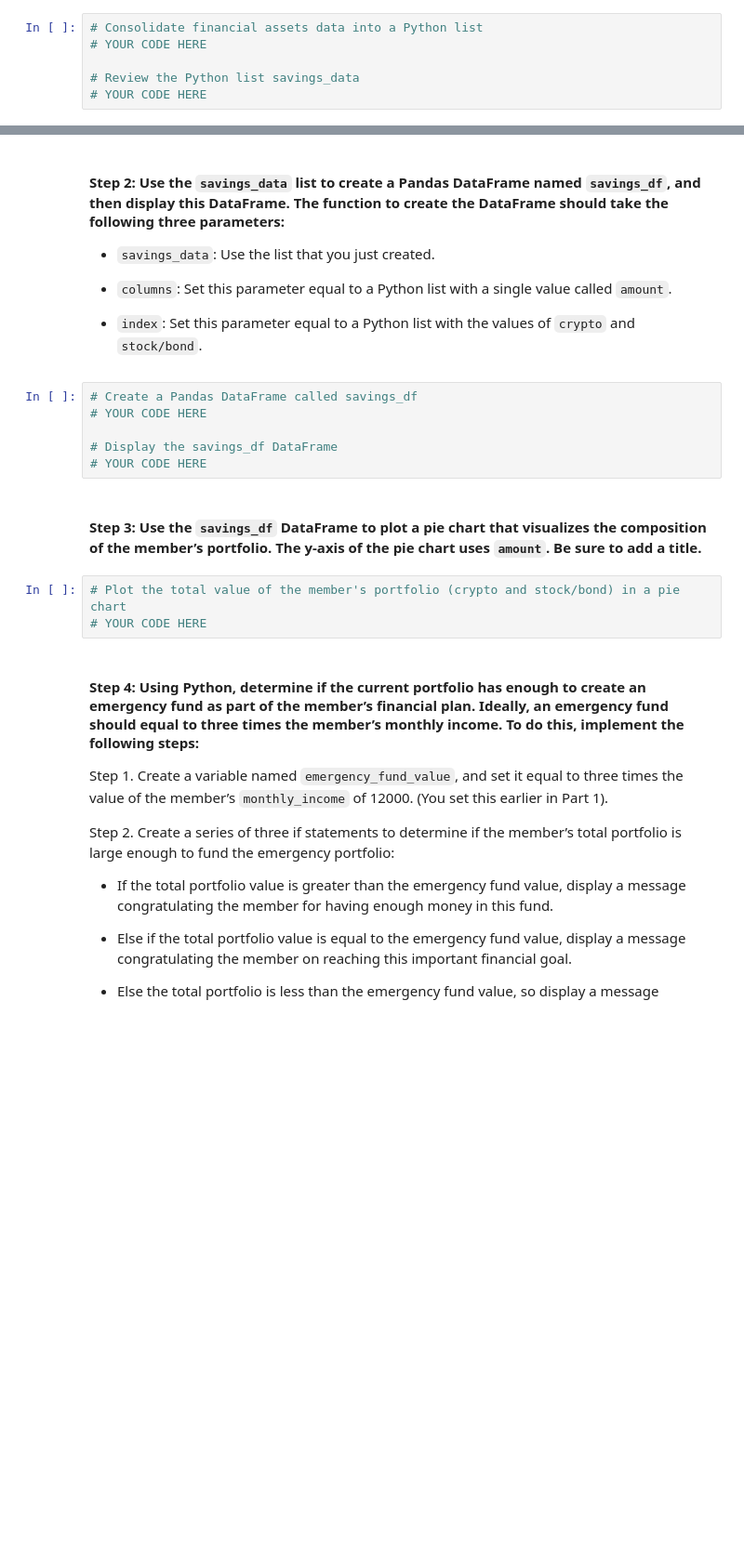
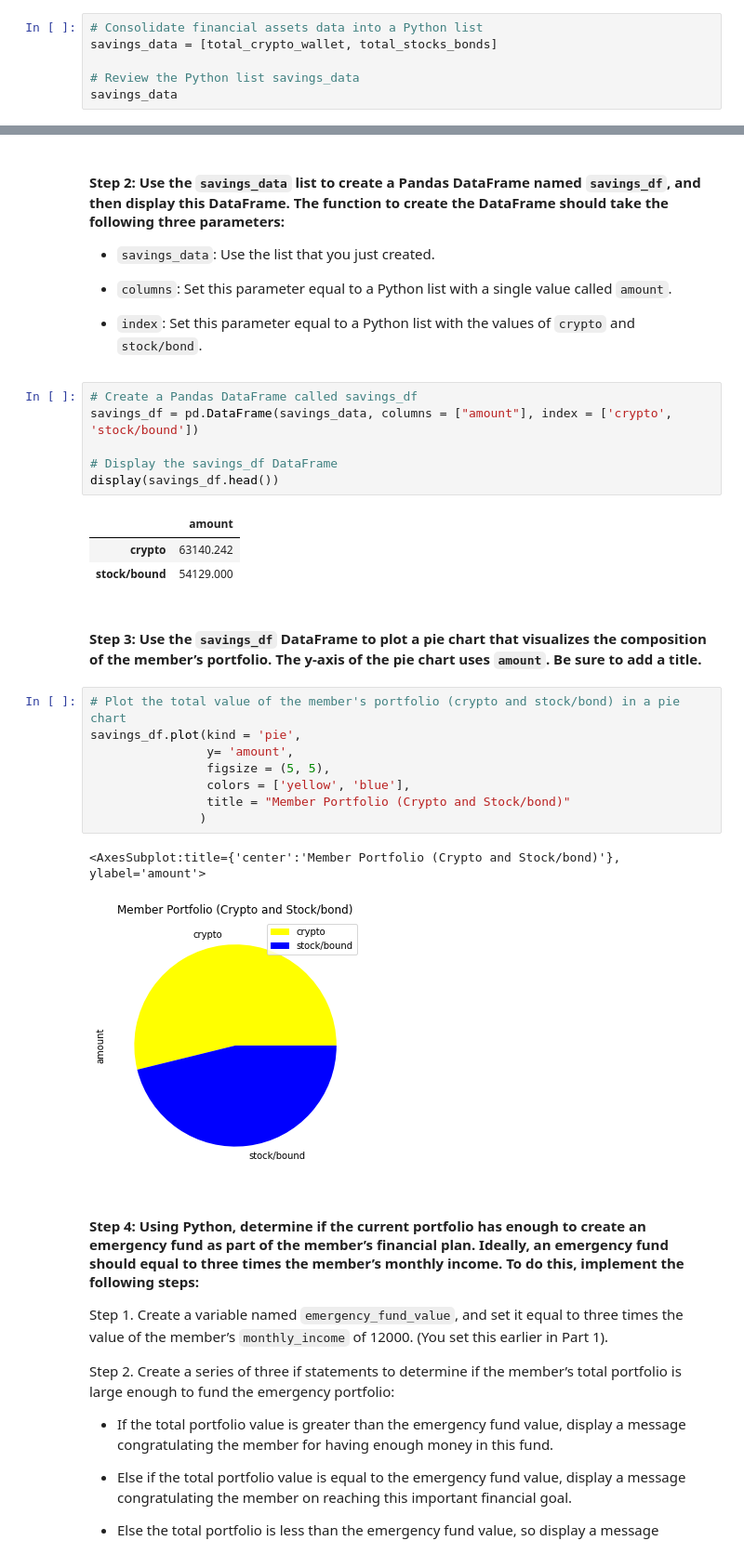
Before and after one commit to gitgenesis/Mod5_Challenge, a Jupyter notebook: financial_planning_tools.ipynb, the cells around one changed output, grey strips where cells are left out. Shown at 93% size. Drawn from its saved outputs; the diff is of its cells as text; blank space fills up the shorter version.

```diff
--- a/financial_planning_tools.ipynb
+++ b/financial_planning_tools.ipynb
@@ -339,7 +339,7 @@ In this section, you’ll use the valuations for the cryptocurrency wallet and f
 #### Step 1: Create a Python list named `savings_data` that has two elements. The first element contains the total value of the cryptocurrency wallet. The second element contains the total value of the stock and bond portions of the portfolio.
 # %%
 # Consolidate financial assets data into a Python list
-# YOUR CODE HERE
+savings_data = [total_crypto_wallet, total_stocks_bonds]
 
 # Review the Python list savings_data
-# YOUR CODE HERE
+savings_data
@@ -353,15 +355,27 @@ In this section, you’ll use the valuations for the cryptocurrency wallet and f
 - `index`: Set this parameter equal to a Python list with the values of `crypto` and `stock/bond`.
 # %%
 # Create a Pandas DataFrame called savings_df
-# YOUR CODE HERE
+savings_df = pd.DataFrame(savings_data, columns = ["amount"], index = ['crypto', 'stock/bound'])
 
 # Display the savings_df DataFrame
-# YOUR CODE HERE
+display(savings_df.head())
+# %% [output]
+|  | amount |
+| crypto | 63140.242 |
+| stock/bound | 54129.000 |
 # %% [markdown]
 #### Step 3: Use the `savings_df` DataFrame to plot a pie chart that visualizes the composition of the member’s portfolio. The y-axis of the pie chart uses `amount`. Be sure to add a title.
 # %%
 # Plot the total value of the member's portfolio (crypto and stock/bond) in a pie chart
-# YOUR CODE HERE
+savings_df.plot(kind = 'pie',
+                y= 'amount',
+                figsize = (5, 5),
+                colors = ['yellow', 'blue'],
+                title = "Member Portfolio (Crypto and Stock/bond)"
+               )
+# %% [output]
+<AxesSubplot:title={'center':'Member Portfolio (Crypto and Stock/bond)'}, ylabel='amount'>
+[figure, added]
 # %% [markdown]
 #### Step 4: Using Python, determine if the current portfolio has enough to create an emergency fund as part of the member’s financial plan. Ideally, an emergency fund should equal to three times the member’s monthly income. To do this, implement the following steps:
 
```
Also changed, not shown: parts of 4 cells of this notebook.
